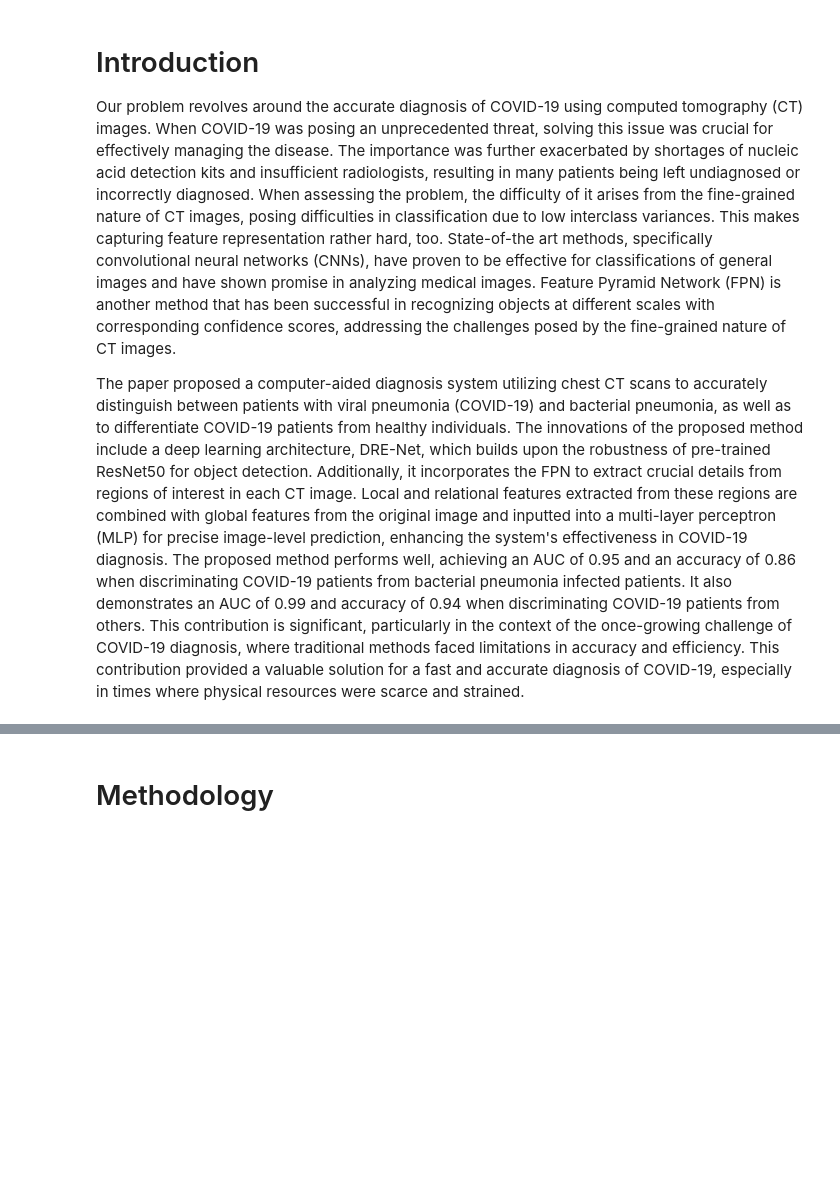
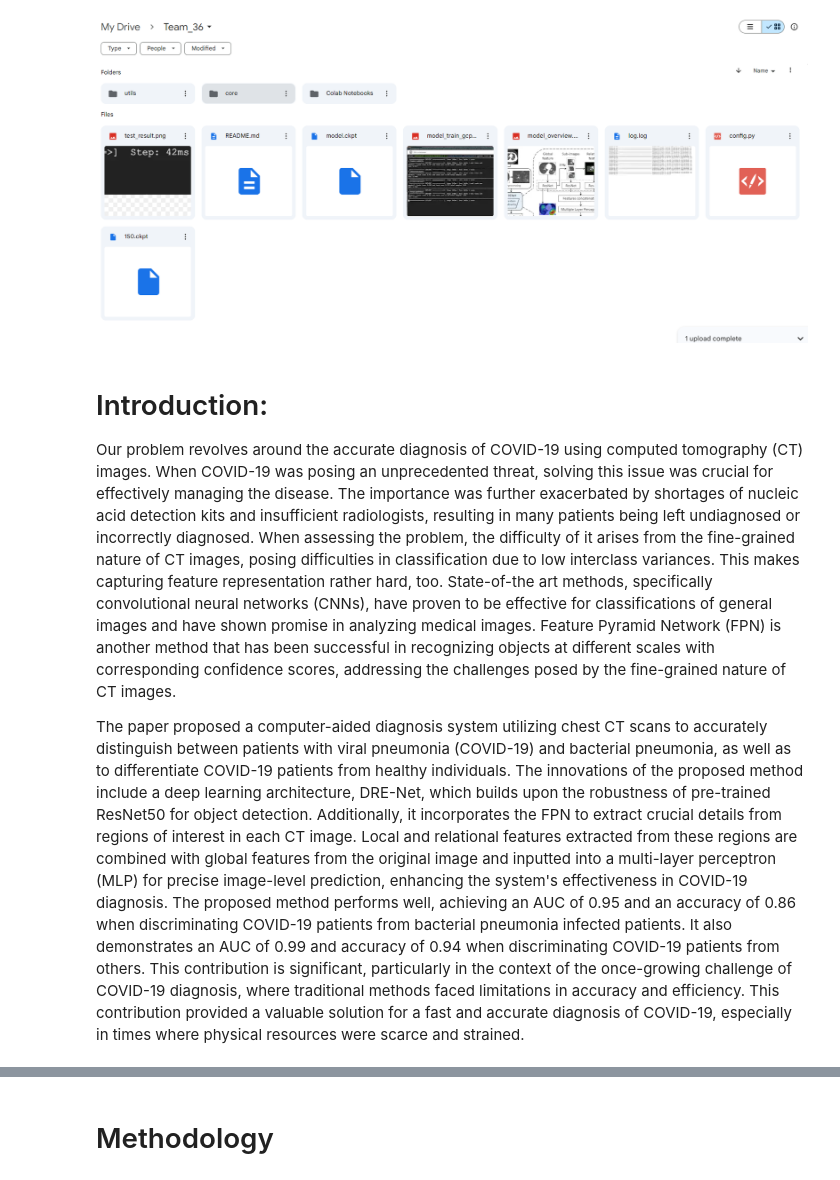
Before and after one commit to edwardzhu0211/AI-based-COVID-19-Detection-From-CT-Scans, a Jupyter notebook: DL4H_Team_36.ipynb, the cells around one changed output, grey strips where cells are left out. Saved outputs shown, nothing was run; the diff lists cells and outputs as text; code cells hidden in the pictures; blank space fills up the shorter version.

```diff
--- a/DL4H_Team_36.ipynb
+++ b/DL4H_Team_36.ipynb
@@ -10,5 +16,12 @@ Github Repo: https://github.com/edwardzhu0211/CS598-DLH/tree/main
+# %%
+img_dir = './setupv1.png'
+
+from IPython.display import Image
+Image(filename=img_dir)
+# %% [output]
+[figure, added]
 # %% [markdown]
-# Introduction
+# Introduction:
 Our problem revolves around the accurate diagnosis of COVID-19 using computed tomography (CT) images. When COVID-19 was posing an unprecedented threat, solving this issue was crucial for effectively managing the disease. The importance was further exacerbated by shortages of nucleic acid detection kits and insufficient radiologists, resulting in many patients being left undiagnosed or incorrectly diagnosed. When assessing the problem, the difficulty of it arises from the fine-grained nature of CT images, posing difficulties in classification due to low interclass variances. This makes capturing feature representation rather hard, too. State-of-the art methods, specifically convolutional neural networks (CNNs), have proven to be effective for classifications of general images and have shown promise in analyzing medical images. Feature Pyramid Network (FPN) is another method that has been successful in recognizing objects at different scales with corresponding confidence scores, addressing the challenges posed by the fine-grained nature of CT images.
 
 The paper proposed a computer-aided diagnosis system utilizing chest CT scans to accurately distinguish between patients with viral pneumonia (COVID-19) and bacterial pneumonia, as well as to differentiate COVID-19 patients from healthy individuals. The innovations of the proposed method include a deep learning architecture, DRE-Net, which builds upon the robustness of pre-trained ResNet50 for object detection. Additionally, it incorporates the FPN to extract crucial details from regions of interest in each CT image. Local and relational features extracted from these regions are combined with global features from the original image and inputted into a multi-layer perceptron (MLP) for precise image-level prediction, enhancing the system's effectiveness in COVID-19 diagnosis. The proposed method performs well, achieving an AUC of 0.95 and an accuracy of 0.86 when discriminating COVID-19 patients from bacterial pneumonia infected patients. It also demonstrates an AUC of 0.99 and accuracy of 0.94 when discriminating COVID-19 patients from others. This contribution is significant, particularly in the context of the once-growing challenge of COVID-19 diagnosis, where traditional methods faced limitations in accuracy and efficiency. This contribution provided a valuable solution for a fast and accurate diagnosis of COVID-19, especially in times where physical resources were scarce and strained.
```
Also changed, not shown: parts of 21 cells of this notebook.
